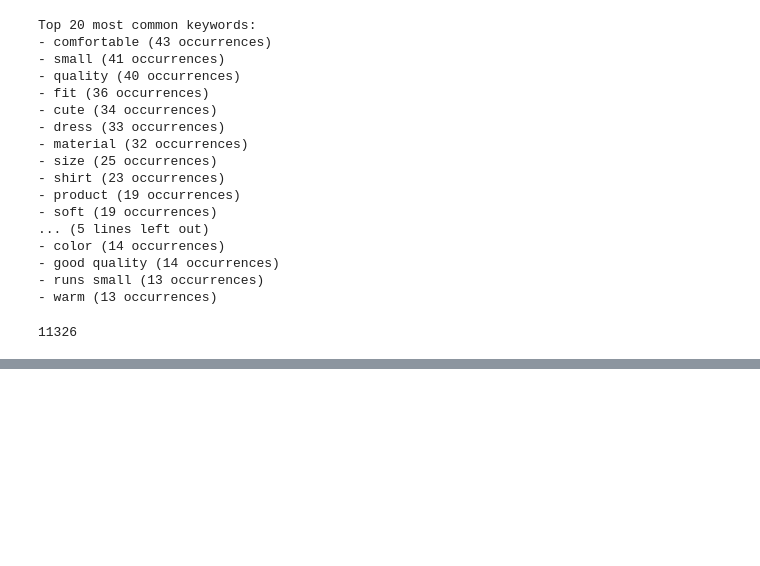
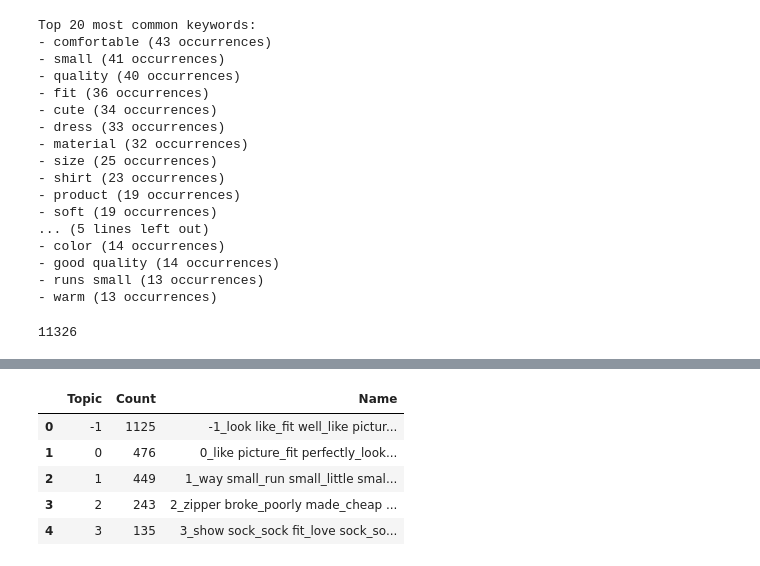
Before and after one commit to rsidorchuk93/Large_Language_Models, a Jupyter notebook: eCommerce_reviews_tagging_keywords_extraction.ipynb, the cells around one changed output, grey strips where cells are left out. Drawn from its saved outputs; the diff is of its cells as text; code cells hidden in the pictures; blank space fills up the shorter version.

```diff
--- a/eCommerce_reviews_tagging_keywords_extraction.ipynb
+++ b/eCommerce_reviews_tagging_keywords_extraction.ipynb
@@ -279,0 +394,14 @@ len(all_keywords)
+# %%
+# update topics - for example, by updating n_gram range and reducing number of topics
+topic_model.update_topics(preprocessed_reviews, n_gram_range=(2, 2))
+topic_model.reduce_topics(preprocessed_reviews, nr_topics=30)
+# %%
+# show distribution of most common topics
+freq = topic_model.get_topic_info(); freq.head(5)
+# %% [output]
+|  | Topic | Count | Name |
+| 0 | -1 | 1125 | -1_look like_fit well_like pictur... |
+| 1 | 0 | 476 | 0_like picture_fit perfectly_look... |
+| 2 | 1 | 449 | 1_way small_run small_little smal... |
+| 3 | 2 | 243 | 2_zipper broke_poorly made_cheap ... |
+| 4 | 3 | 135 | 3_show sock_sock fit_love sock_so... |
```
Also changed, not shown: parts of 19 cells of this notebook.
